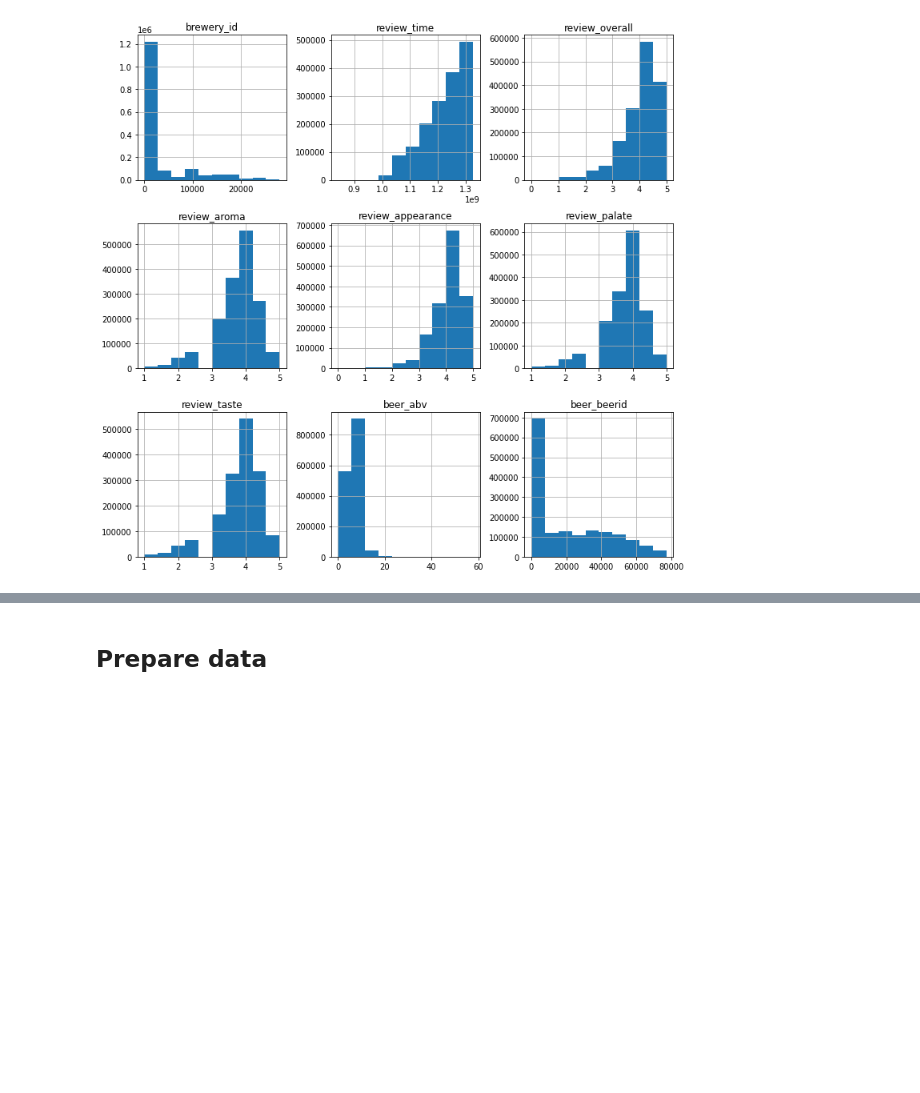
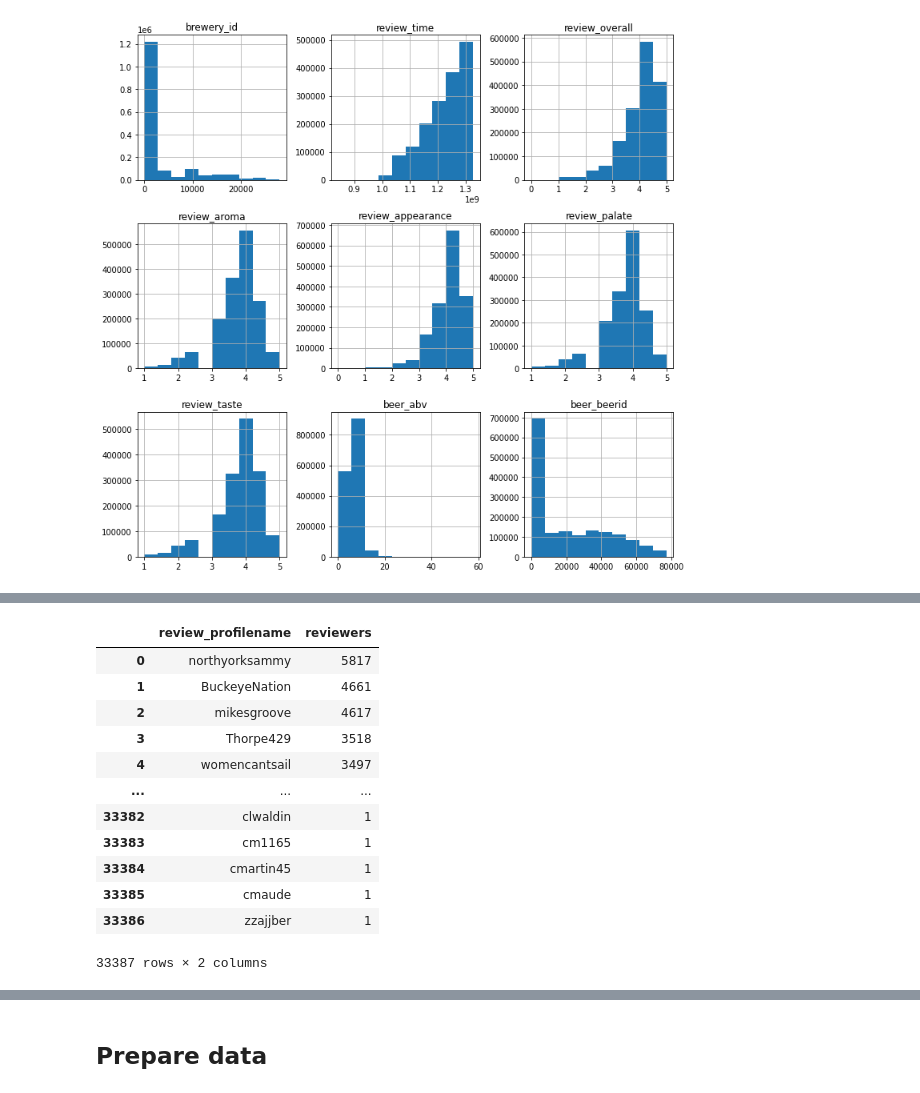
Before and after one commit to daveanker/adsi_at2, a Jupyter notebook: notebooks/at2.ipynb, the cells around one changed output, grey strips where cells are left out. Saved outputs shown, nothing was run; the diff lists cells and outputs as text; code cells hidden in the pictures; blank space fills up the shorter version.

```diff
--- a/notebooks/at2.ipynb
+++ b/notebooks/at2.ipynb
@@ -93,0 +157,17 @@ plt.show()
+# %%
+# Reviewers
+df.value_counts(['review_profilename']).reset_index(name='reviewers')
+# %% [output]
+|  | review_profilename | reviewers |
+| 0 | northyorksammy | 5817 |
+| 1 | BuckeyeNation | 4661 |
+| 2 | mikesgroove | 4617 |
+| 3 | Thorpe429 | 3518 |
+| 4 | womencantsail | 3497 |
+| ... | ... | ... |
+| 33382 | clwaldin | 1 |
+| 33383 | cm1165 | 1 |
+| 33384 | cmartin45 | 1 |
+| 33385 | cmaude | 1 |
+| 33386 | zzajjber | 1 |
+33387 rows × 2 columns
```
Also changed, not shown: parts of 15 cells of this notebook.
